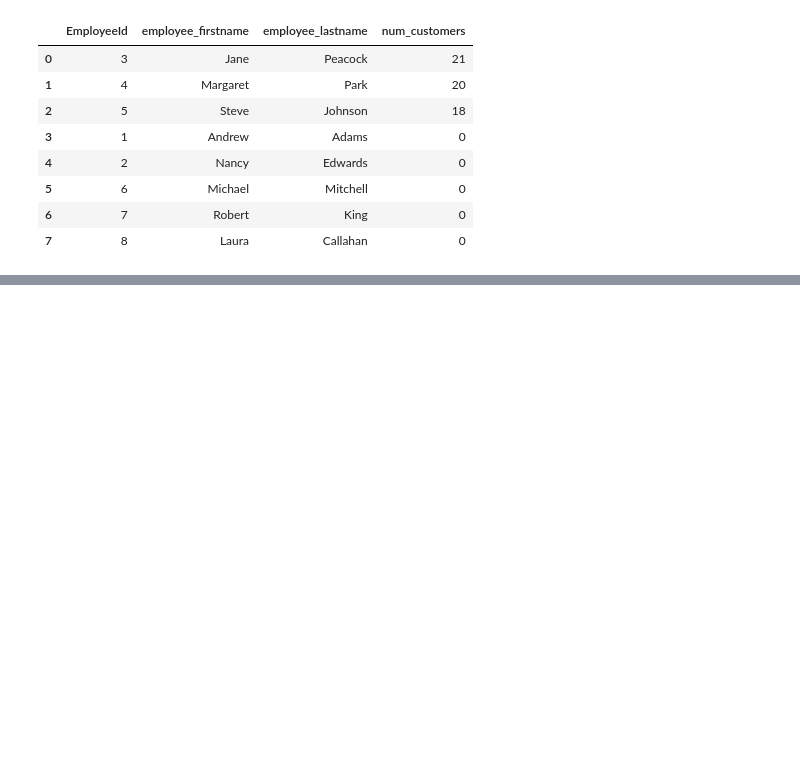
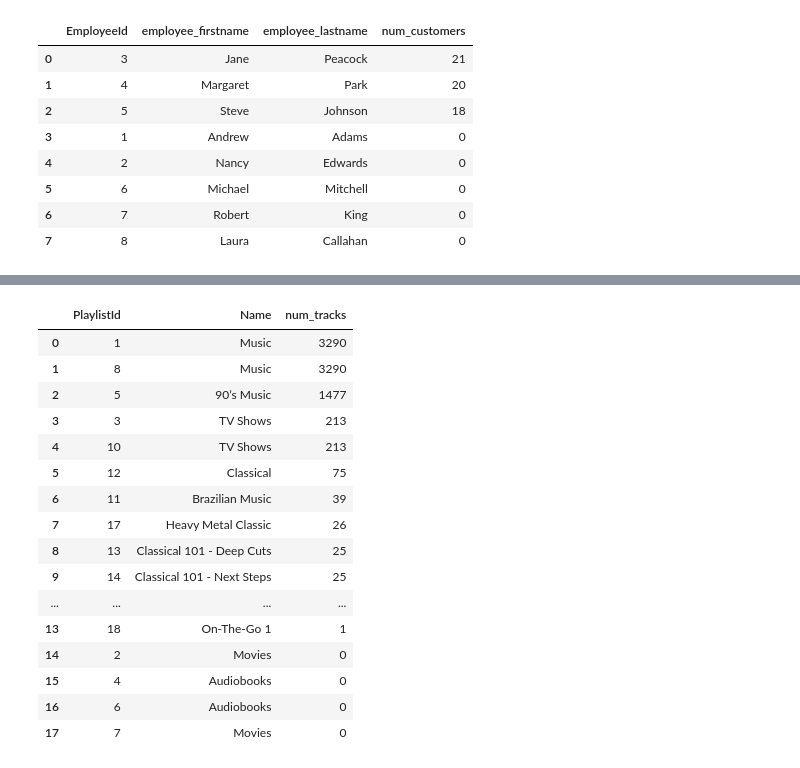
Before and after one commit to hangjianli/2019-fa-stats131, a Jupyter notebook: Disc9.ipynb, the cells around one changed output, grey strips where cells are left out. Saved outputs shown, nothing was run; the diff lists cells and outputs as text; code cells hidden in the pictures; blank space fills up the shorter version.

```diff
--- a/Disc9.ipynb
+++ b/Disc9.ipynb
@@ -504,0 +409,37 @@ pd.read_sql_query(command, con)
+# %%
+# calculate the total number of customers each employee has.
+command = """
+SELECT
+pl.playlistid,
+pl.name,
+COUNT(pt.trackid) num_tracks
+FROM
+ playlist pl
+LEFT JOIN
+ playlisttrack pt
+ON pl.playlistid = pt.playlistid
+GROUP BY
+ pl.playlistid
+ORDER BY
+ num_tracks
+DESC
+"""
+pd.read_sql_query(command, con)
+# %% [output]
+|  | PlaylistId | Name | num_tracks |
+| 0 | 1 | Music | 3290 |
+| 1 | 8 | Music | 3290 |
+| 2 | 5 | 90’s Music | 1477 |
+| 3 | 3 | TV Shows | 213 |
+| 4 | 10 | TV Shows | 213 |
+| 5 | 12 | Classical | 75 |
+| 6 | 11 | Brazilian Music | 39 |
+| 7 | 17 | Heavy Metal Classic | 26 |
+| 8 | 13 | Classical 101 - Deep Cuts | 25 |
+| 9 | 14 | Classical 101 - Next Steps | 25 |
+| ... | ... | ... | ... |
+| 13 | 18 | On-The-Go 1 | 1 |
+| 14 | 2 | Movies | 0 |
+| 15 | 4 | Audiobooks | 0 |
+| 16 | 6 | Audiobooks | 0 |
+| 17 | 7 | Movies | 0 |
```
Also changed, not shown: parts of 23 cells of this notebook.
